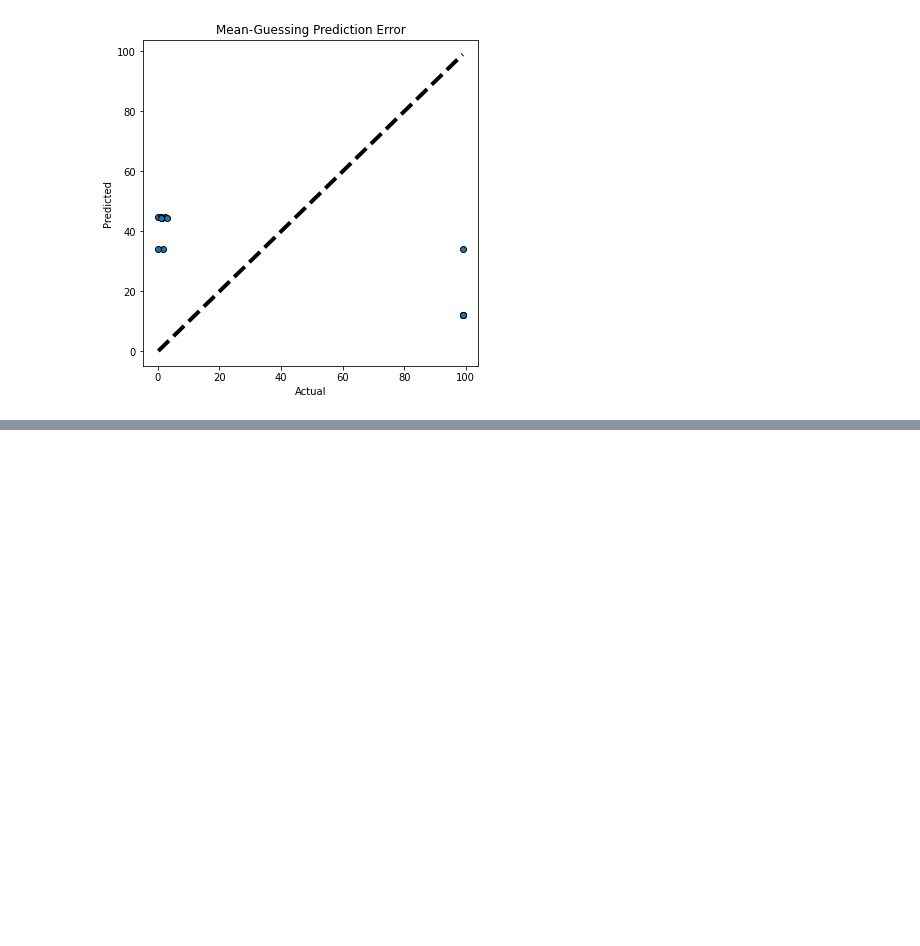
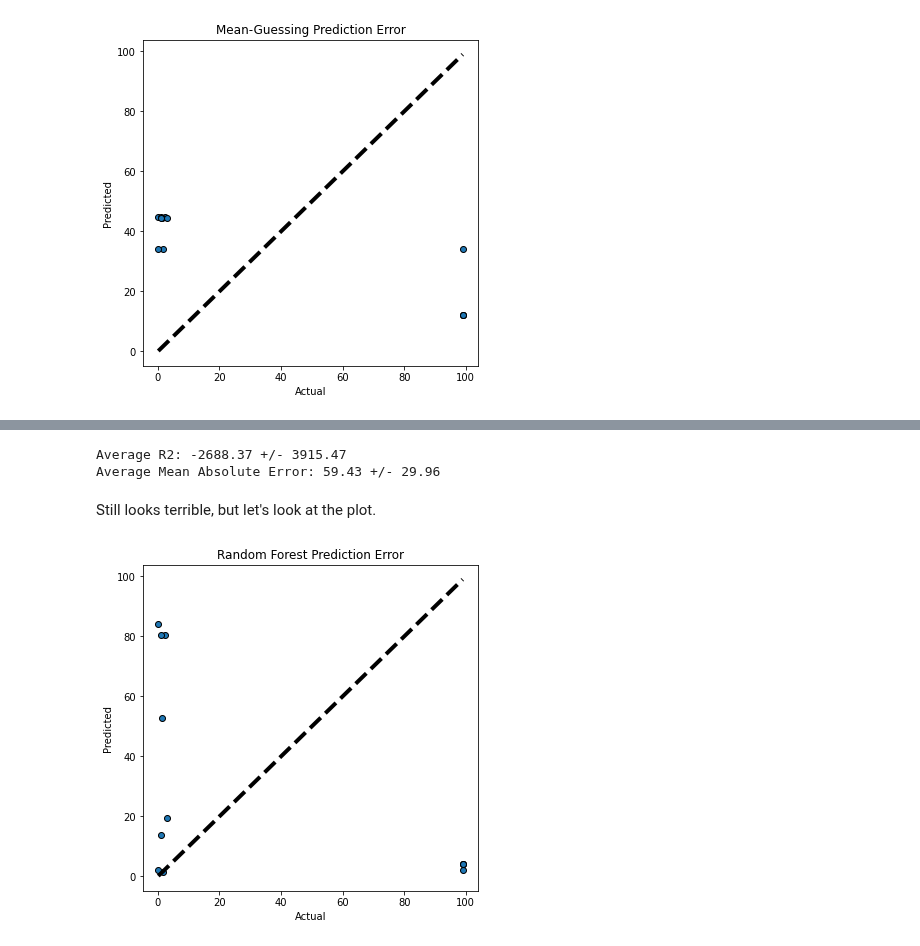
Before and after one commit to JacksonBurns/ArClOTs, a Jupyter notebook: ArClOTs_analysis.ipynb, the cells around one changed output, grey strips where cells are left out. Saved outputs shown, nothing was run; the diff lists cells and outputs as text; code cells hidden in the pictures; blank space fills up the shorter version.

```diff
--- a/ArClOTs_analysis.ipynb
+++ b/ArClOTs_analysis.ipynb
@@ -166,0 +171,30 @@ prediction_error_plot(selectivity, mean_predictions, title='Mean-Guessing Predic
+# %%
+from sklearn.ensemble import RandomForestRegressor
+random_forest_model = RandomForestRegressor(criterion="mae")
+
+random_forest_score_r2 = cross_val_score(
+    random_forest_model,
+    fingerprints,
+    selectivity,
+    cv=groups,
+    scoring='r2',
+)
+random_forest_score_MAE = cross_val_score(
+    random_forest_model,
+    fingerprints,
+    selectivity,
+    cv=groups,
+    scoring='neg_mean_absolute_error',
+)
+print(f"Average R2: {random_forest_score_r2.mean():.2f} +/- {random_forest_score_r2.std():.2f}")
+print(f"Average Mean Absolute Error: {-1*random_forest_score_MAE.mean():.2f} +/- {random_forest_score_MAE.std():.2f}")
+# %% [output]
+Average R2: -2688.37 +/- 3915.47
+Average Mean Absolute Error: 59.43 +/- 29.96
+# %% [markdown]
+Still looks terrible, but let's look at the plot.
+# %%
+random_forest_predictions = cross_val_predict(random_forest_model, fingerprints, selectivity, cv=groups)
+prediction_error_plot(selectivity, random_forest_predictions, title='Random Forest Prediction Error')
+# %% [output]
+[figure, added]
```
Also changed, not shown: parts of 6 cells of this notebook, 1 other file.
